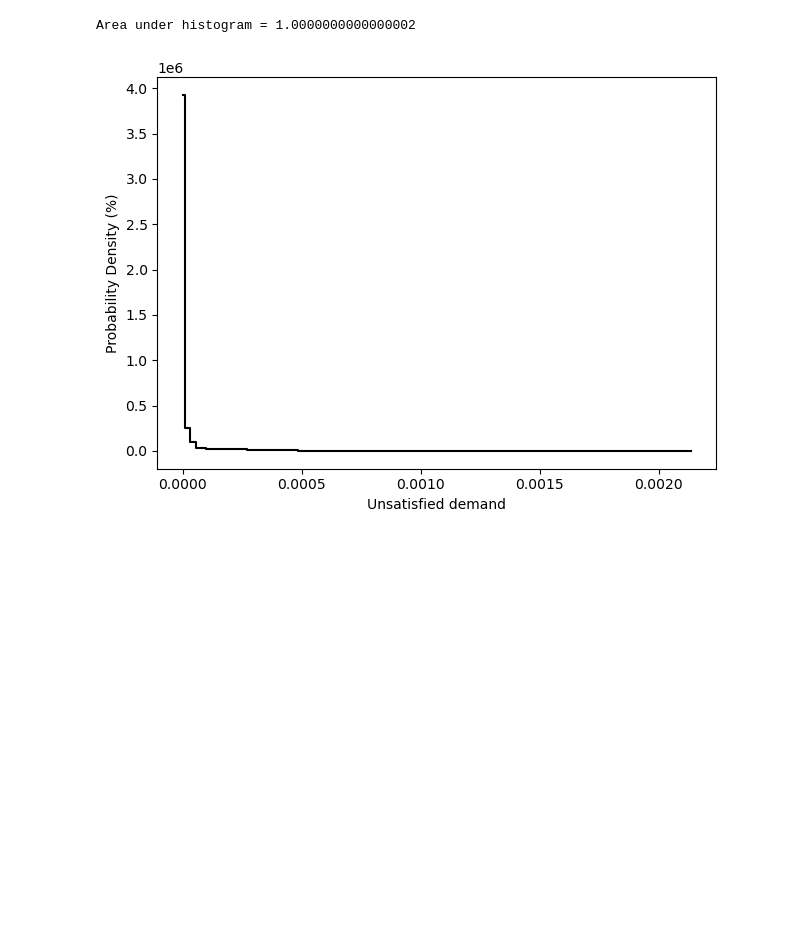
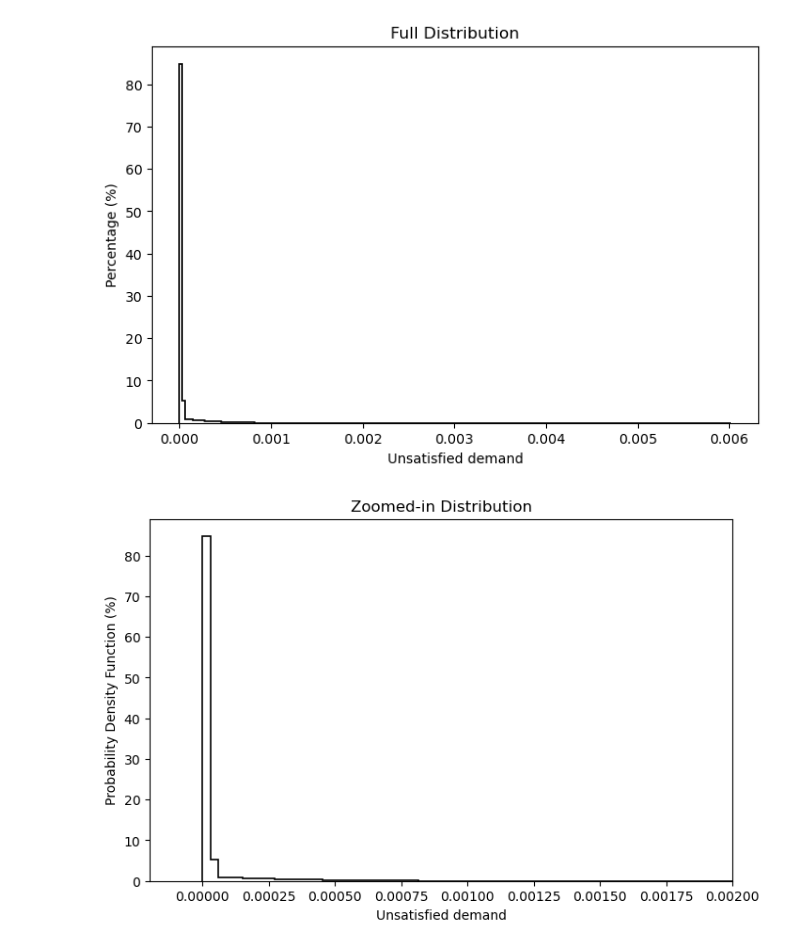
Before and after one commit to StefanDob/is-lm-agent-based, a Jupyter notebook: output/python analysis.ipynb, the cells around one changed output. Saved outputs shown, nothing was run; the diff lists cells and outputs as text; code cells hidden in the pictures; blank space fills up the shorter version.

Commit message:
final version of charts - i hope

```diff
--- a/output/python analysis.ipynb
+++ b/output/python analysis.ipynb
@@ -1,32 +1,44 @@
-# %%
-import pandas as pd
-import matplotlib.pyplot as plt
-import numpy as np
-
-df = pd.read_csv("islm_daily_output.csv")
-df = df.iloc[6000:]
-
-data = df['unmetDemandRatio']
-
-# Use density=True to get PDF
-counts, bins, _ = plt.hist(data, bins=100, density=True, histtype='step', color='black')
-
-# Convert PDF to percentage for y-axis
-counts_percent = counts * 100
-bin_width = bins[1] - bins[0]
-
-print("Area under histogram =", np.sum(counts * bin_width))
-
-# Plot with percentages
-plt.clf()  # Clear previous plot
-plt.step(bins[:-1], counts_percent, where='mid', color='black')
-plt.xlabel("Unsatisfied demand")
-plt.ylabel("Probability Density (%)")
-plt.tight_layout()
-plt.show()
-# %% [output]
-Area under histogram = 1.0000000000000002
-[figure, removed]
+# %%
+import matplotlib.pyplot as plt
+import numpy as np
+
+df = pd.read_csv("islm_daily_output.csv")
+df = df.iloc[6000:]
+
+data = df['unmetDemandRatio'].dropna()
+xmax = data.max()
+bins = np.linspace(0, xmax, 200)
+
+# --- Full view ---
+plt.figure(figsize=(8,5))
+counts, bins, patches = plt.hist(data, bins=bins, density=True, histtype='step', linewidth=1.2, color='black')
+
+# Convert counts to percentage
+counts_percentage = counts / counts.sum() * 100
+plt.cla()  # clear current axes
+plt.hist(bins[:-1], bins=bins, weights=counts_percentage, histtype='step', linewidth=1.2, color='black')
+
+plt.xlabel("Unsatisfied demand")
+plt.ylabel("Percentage (%)")
+plt.title("Full Distribution")
+plt.show()
+
+# --- Zoomed-in view ---
+# --- Zoomed-in view ---
+plt.figure(figsize=(8,5))
+counts, bins, patches = plt.hist(data, bins=bins, density=True, histtype='step', linewidth=1.2, color='black')
+counts_percentage = counts / counts.sum() * 100
+plt.cla()
+plt.hist(bins[:-1], bins=bins, weights=counts_percentage, histtype='step', linewidth=1.2, color='black')
+
+plt.xlim(-0.0002, 0.002)  # slightly left of zero
+plt.xlabel("Unsatisfied demand")
+plt.ylabel("Probability Density Function (%)")
+plt.title("Zoomed-in Distribution")
+plt.show()
+# %% [output]
+[figure, added]
+[figure, added]
 # %%
 import pandas as pd
 import matplotlib.pyplot as plt
```
Also changed, not shown: parts of 1 cell of this notebook, 6 other files.
